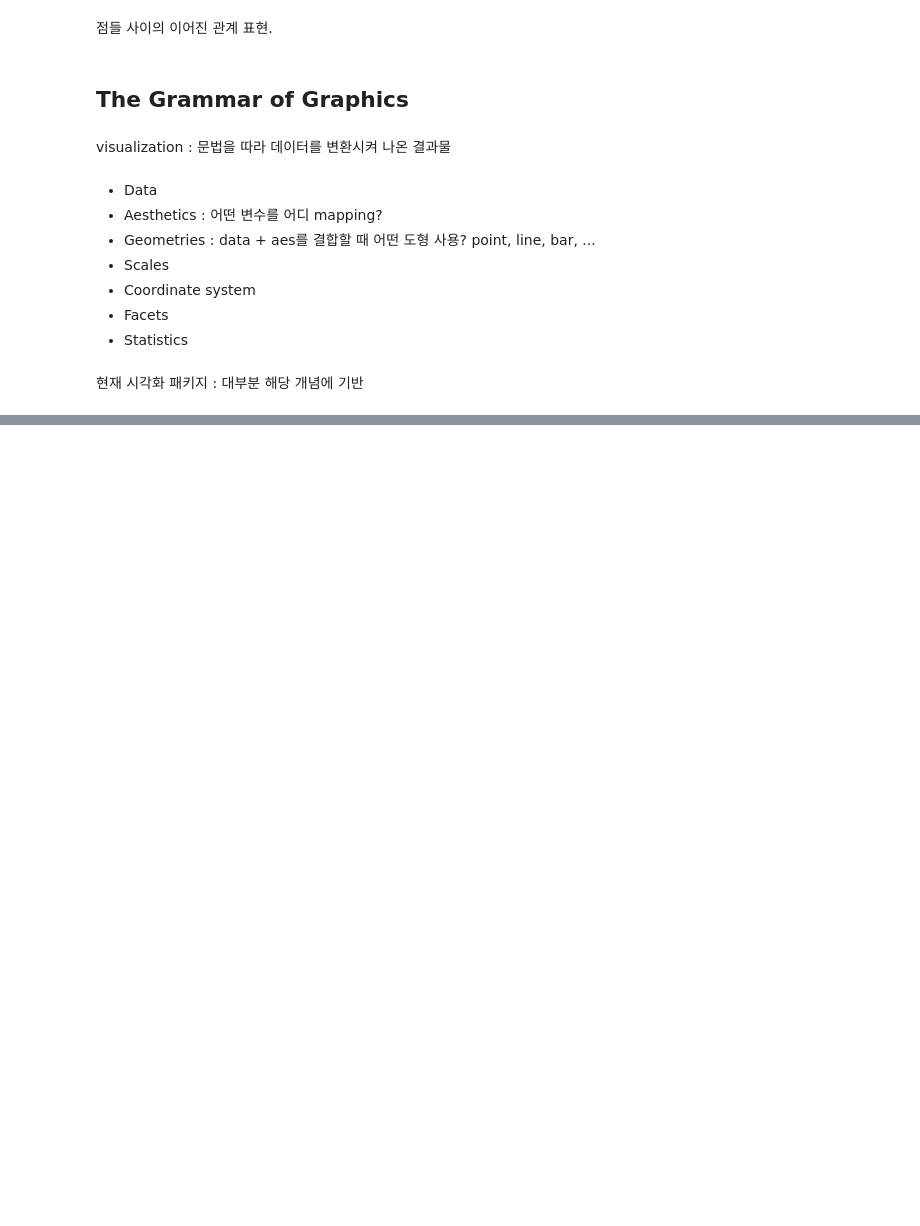
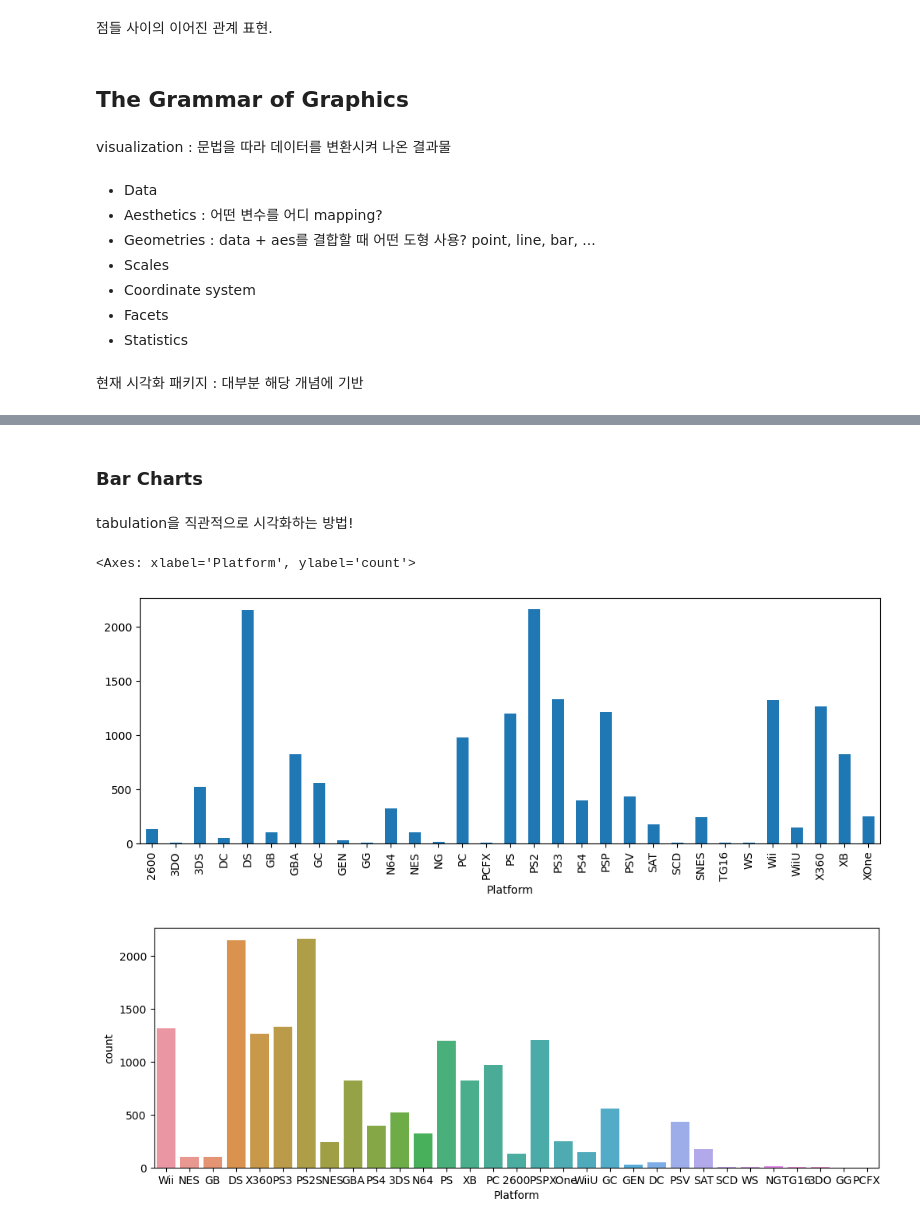
Before and after one commit to primula1323/Bigdata_Fintech, a Jupyter notebook: Visualization/Visualization_Note.ipynb, the cells around one changed output, grey strips where cells are left out. Drawn from its saved outputs; the diff is of its cells as text; code cells hidden in the pictures; blank space fills up the shorter version.

```diff
--- a/Visualization/Visualization_Note.ipynb
+++ b/Visualization/Visualization_Note.ipynb
@@ -93,0 +164,15 @@ visualization : 문법을 따라 데이터를 변환시켜 나온 결과물
+# %%
+# Check what's wrong
+df.astype({'Year_of_Release' : 'int64'})
+IntCastingNaNError
+df.astype({'User_Score' : 'float64'})
+ValueError
+# 1. fix it after read_csv
+df.replace(['N/A', 'tbd'], np.NaN, inplace=True)
+df = df.astype({
+'Year_of_Release': 'Int64', #you should note that I in the Int64 is capital in this time
+'User_Score' : 'float64'
+})
+df.dtypes
+# 2. fix it when reading the file
+df = pd.read_csv("data/Video_Games_Sales_as_at_22_Dec_2016.csv", na_values=["N/A", "tbd"])
@@ -93,0 +202,4 @@ visualization : 문법을 따라 데이터를 변환시켜 나온 결과물
+# %%
+df.assign(Total_Sales = df['NA_Sales'] + df['EU_Sales'] + df['JP_Sales'] + df['Other_Sales'])
+df['Total_Sales'] = df['NA_Sales'] + df['EU_Sales'] + df['JP_Sales'] + df['Other_Sales'] #same result
+df
@@ -93,0 +384,17 @@ visualization : 문법을 따라 데이터를 변환시켜 나온 결과물
+# %% [markdown]
+### Bar Charts
+# %% [markdown]
+tabulation을 직관적으로 시각화하는 방법!
+# %%
+import matplotlib.pyplot as plt
+import seaborn as sns # 더 예쁘게 시각화 가능
+
+plt.figure(figsize=(12, 4))
+df.groupby('Platform').size().plot.bar()
+
+plt.figure(figsize=(12, 4))
+sns.countplot(x='Platform', data=df) #same result using seaborn
+# %% [output]
+<Axes: xlabel='Platform', ylabel='count'>
+[figure, added]
+[figure, added]
```
Also changed, not shown: parts of 46 cells of this notebook, 5 other files.
